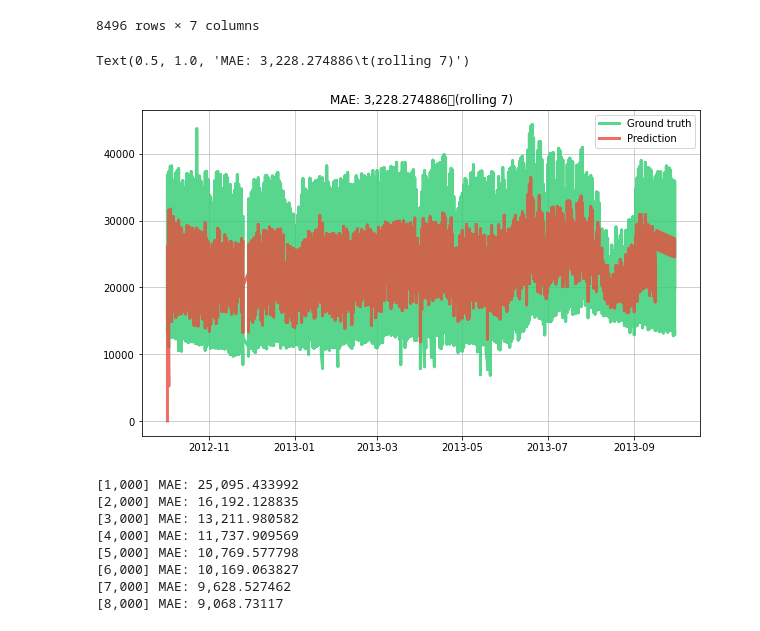
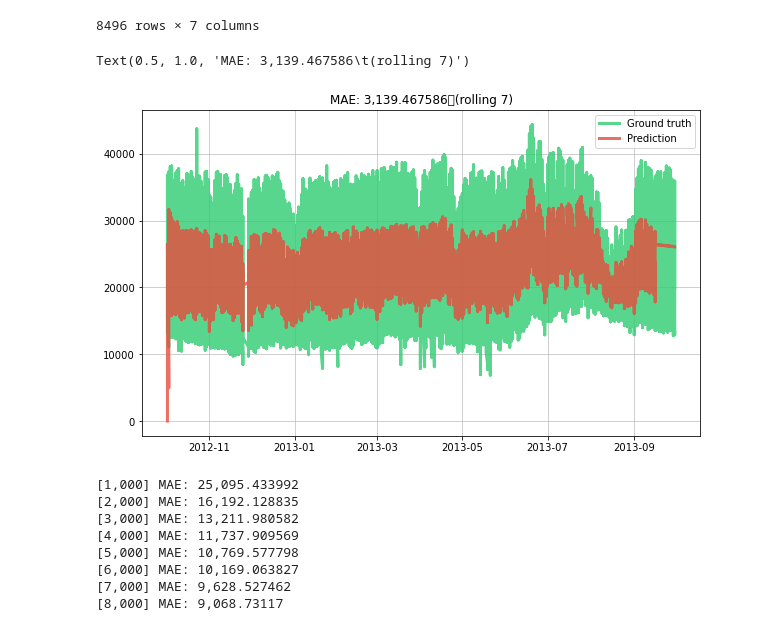
Before and after one commit to giodefa96/Script_Tesi_new, a Jupyter notebook: Script/DatiTesi/press_idr_trueModels.ipynb, the cells around one changed output. Drawn from its saved outputs; the diff is of its cells as text; code cells hidden in the pictures.

```diff
--- a/Script/DatiTesi/press_idr_trueModels.ipynb
+++ b/Script/DatiTesi/press_idr_trueModels.ipynb
@@ -542,7 +611,7 @@ model |= preprocessing.StandardScaler()
 
 model |= ensemble.BaggingRegressor(
        model=linear_model.LinearRegression(),
-       n_models=3
+       n_models=50
 )
 # for i in range(0,8496):  #8496
 #        x, y = next(X_y)
@@ -569,35 +638,35 @@ for i in range(0,8159):  #8496
        # Update the error metric
 
 
        # Store the true value and the prediction
        dates.append(x['date'])
        y_trues.append(y)
        y_preds.append(y_pred)
        err_down.append(np.percentile(y_pred, (100 - 95) / 2. ))
        err_up.append(np.percentile(y_pred, 100 - (100 - 95) / 2.))
        if i == 8158:
               for i in range(8159,8495):
                      x, y = next(X_y)
                      y_pred = model.predict_one(x)
                      metric.update(y, y_pred)
                      dates.append(x['date'])
                      y_trues.append(y)
                      y_preds.append(y_pred)
                      err_down.append(np.percentile(y_pred, (100 - 95) / 2. ))
                      err_up.append(np.percentile(y_pred, 100 - (100 - 95) / 2.))
 
 
 
 # Plot the results
 fig, ax = plt.subplots(figsize=(10, 6))
 ax.grid(alpha=0.75)
 ax.plot(dates, y_trues, lw=3, color='#2ecc71', alpha=0.8, label='Ground truth')
 ax.plot(dates, y_preds, lw=3, color='#e74c3c', alpha=0.8, label='Prediction')
 ax.legend()
 ax.set_title(metric)
 # %% [output]
-Text(0.5, 1.0, 'MAE: 3,228.274886\t(rolling 7)')
+Text(0.5, 1.0, 'MAE: 3,139.467586\t(rolling 7)')
-[figure, old version]
+[figure, new version]
 # %%
 X_y = initial_iter()
 model = compose.Select( '', 'hour', 'days', 'Count_days')
```
Also changed, not shown: parts of 7 cells of this notebook, 1 other file.
